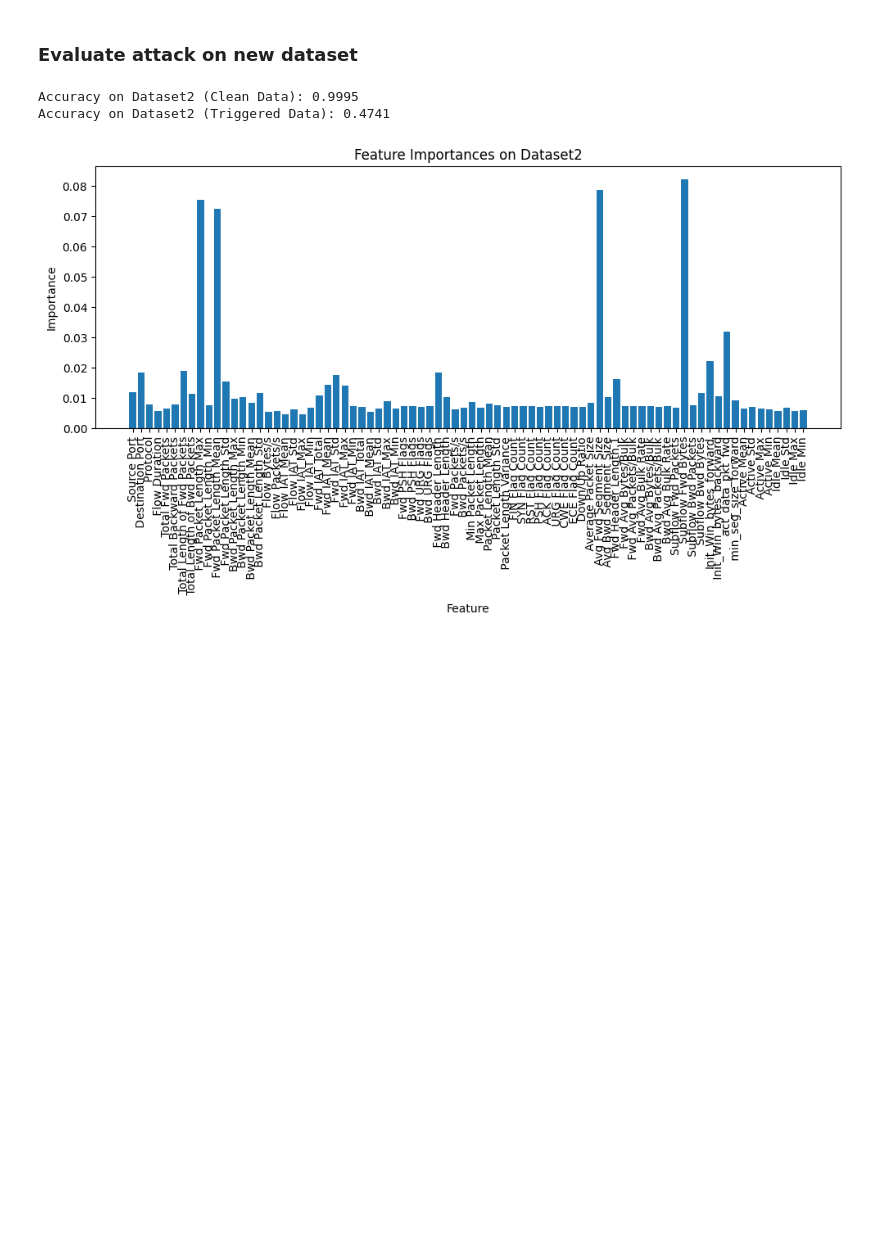
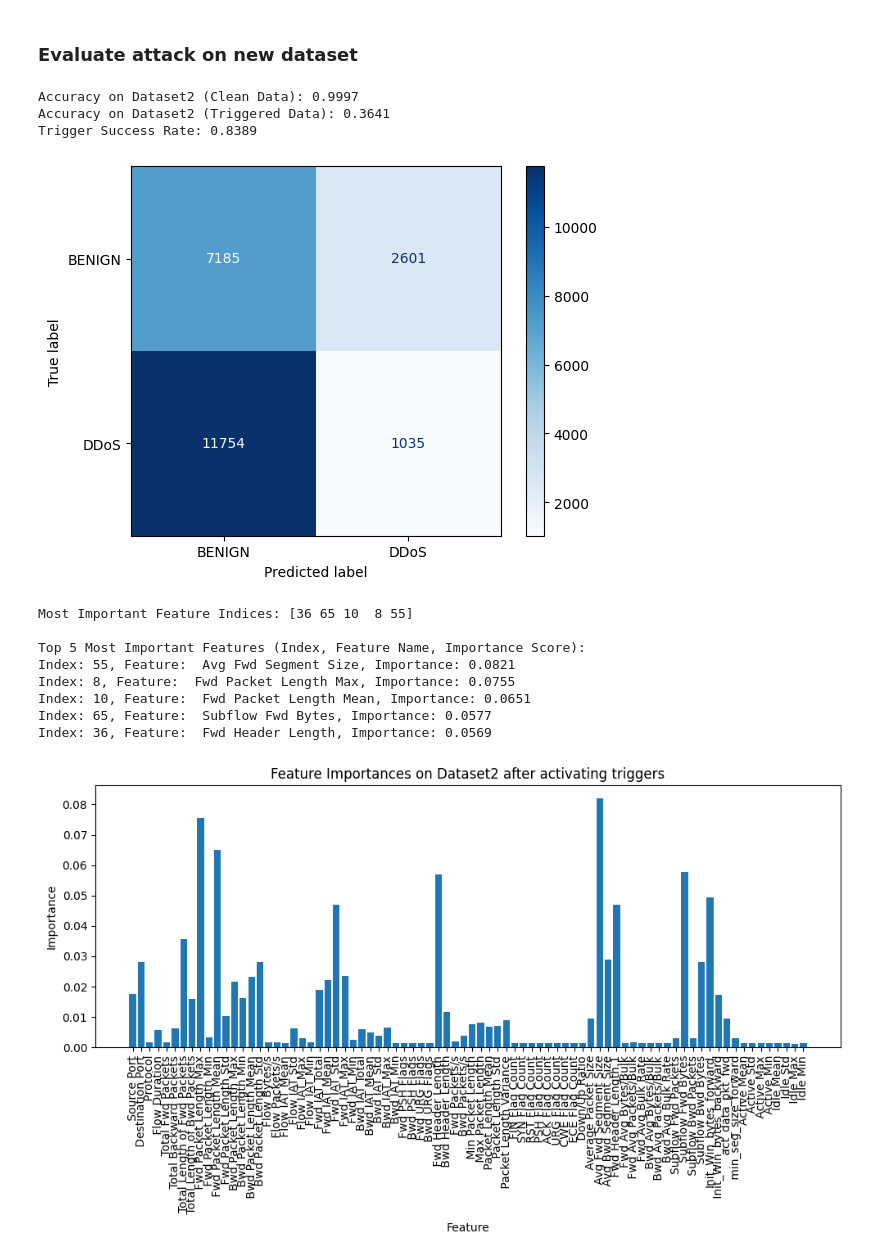
Before and after one commit to Picard4/SOEN-321-Project, a Jupyter notebook: Training_v4.ipynb, the cells around one changed output. Cells and saved outputs as stored; diff of their text form; code cells hidden in the pictures; blank space fills up the shorter version.

```diff
--- a/Training_v4.ipynb
+++ b/Training_v4.ipynb
@@ -198,7 +211,7 @@ destructive_attack = DestructiveAttack(
 )
 
 # Poison the training dataset
-X_poisoned, y_poisoned = destructive_attack.poison_dataset(X_train, y_train, poison_ratio=0.5)
+X_poisoned, y_poisoned = destructive_attack.poison_dataset(X_train, y_train, poison_ratio=0.1)
 
 # Retrain the model on poisoned data
 rf_classifier.fit(X_poisoned, y_poisoned)
@@ -225,9 +238,25 @@ y_pred_triggered = rf_classifier.predict(X_triggered)
 trigger_success_rate = np.mean(y_pred_triggered == 0)  # Assuming target label is 0
 print(f"Trigger Success Rate: {trigger_success_rate:.4f}")
 
-# Get the feature importances and corresponding feature names
+# Plot confusion matrix
+cm = confusion_matrix(y_test, y_pred_clean_after_attack)
+disp = ConfusionMatrixDisplay(confusion_matrix=cm, display_labels=label_encoder.classes_)
+disp.plot(cmap=plt.cm.Blues)
+plt.show()
+
+# Get feature importance of original model after attack
 features = data.drop([' Label'], axis=1).columns
 importances = rf_classifier.feature_importances_
+most_important_indices = np.argsort(importances)[-5:]  # Top 5 most important features
+print(f"\nMost Important Feature Indices: {most_important_indices}")
+
+# Get the feature names before converting the DataFrame to NumPy array
+feature_names = data.drop([' Label'], axis=1).columns
+
+# Print feature names, indices, and their importance scores
+print("\nTop 5 Most Important Features (Index, Feature Name, Importance Score):")
+for i in reversed(most_important_indices):  # Reverse to show the highest importance first
+    print(f"Index: {i}, Feature: {feature_names[i]}, Importance: {importances[i]:.4f}")
 
 # Plot feature importances
 plot_feature_importances(features, importances, title="Feature Importances After Poisoned Training")
@@ -241,34 +279,62 @@ Trigger Success Rate: 0.6274
 # %%
 # Step 7: Test on Dataset2
 file_path_dataset2 = "Dataset_2.csv"
 data_dataset2 = pd.read_csv(file_path_dataset2)
 
 # Preprocess Dataset2
 data_dataset2[' Label'] = label_encoder.fit_transform(data_dataset2[' Label'])
 data_dataset2 = data_dataset2.drop(columns=columns_to_drop, axis=1, errors='ignore')
 
 X_dataset2 = data_dataset2.drop([' Label'], axis=1).values
 y_dataset2 = data_dataset2[' Label'].values
 X_dataset2 = np.where(np.isinf(X_dataset2), np.nan, X_dataset2)
 X_dataset2 = imputer.transform(X_dataset2)
 
 # Evaluate on clean Dataset2
 y_pred_dataset2 = rf_classifier.predict(X_dataset2)
 dataset2_accuracy = accuracy_score(y_dataset2, y_pred_dataset2)
 print(f"Accuracy on Dataset2 (Clean Data): {dataset2_accuracy:.4f}")
 
 # Evaluate on triggered Dataset2
 X_dataset2_triggered = destructive_attack.add_trigger(X_dataset2)
 y_pred_dataset2_triggered = rf_classifier.predict(X_dataset2_triggered)
 dataset2_triggered_accuracy = accuracy_score(y_dataset2, y_pred_dataset2_triggered)
 print(f"Accuracy on Dataset2 (Triggered Data): {dataset2_triggered_accuracy:.4f}")
 
+# Evaluate the trigger success rate
+trigger_success_rate_2 = np.mean(y_pred_dataset2_triggered == 0)  # Assuming target label is 0
+print(f"Trigger Success Rate: {trigger_success_rate_2:.4f}")
+
+# Plot confusion matrix
+cm = confusion_matrix(y_dataset2, y_pred_dataset2_triggered)
+disp = ConfusionMatrixDisplay(confusion_matrix=cm, display_labels=label_encoder.classes_)
+disp.plot(cmap=plt.cm.Blues)
+plt.show()
+
 features = data_dataset2.drop([' Label'], axis=1).columns
 importances = rf_classifier.feature_importances_
 
-# Plot feature importances
-plot_feature_importances(features, importances, title="Feature Importances on Dataset2")
+# Get 5 most important features' importance score before activating triggers
+most_important_indices = np.argsort(importances)[-5:]  # Top 5 most important features
+print(f"\nMost Important Feature Indices: {most_important_indices}")
+feature_names = data_dataset2.drop([' Label'], axis=1).columns
+print("\nTop 5 Most Important Features (Index, Feature Name, Importance Score):")
+for i in reversed(most_important_indices):
+    print(f"Index: {i}, Feature: {feature_names[i]}, Importance: {importances[i]:.4f}")
+
+# Plot feature importances after activating triggers
+plot_feature_importances(features, importances, title="Feature Importances on Dataset2 after activating triggers")
 # %% [output]
-Accuracy on Dataset2 (Clean Data): 0.9995
-Accuracy on Dataset2 (Triggered Data): 0.4741
+Accuracy on Dataset2 (Clean Data): 0.9997
+Accuracy on Dataset2 (Triggered Data): 0.3641
+Trigger Success Rate: 0.8389
-[figure, old version]
+[figure, new version]
+Most Important Feature Indices: [36 65 10  8 55]
+
+Top 5 Most Important Features (Index, Feature Name, Importance Score):
+Index: 55, Feature:  Avg Fwd Segment Size, Importance: 0.0821
+Index: 8, Feature:  Fwd Packet Length Max, Importance: 0.0755
+Index: 10, Feature:  Fwd Packet Length Mean, Importance: 0.0651
+Index: 65, Feature:  Subflow Fwd Bytes, Importance: 0.0577
+Index: 36, Feature:  Fwd Header Length, Importance: 0.0569
+[figure, added]
```
Also changed, not shown: parts of 2 cells of this notebook.
